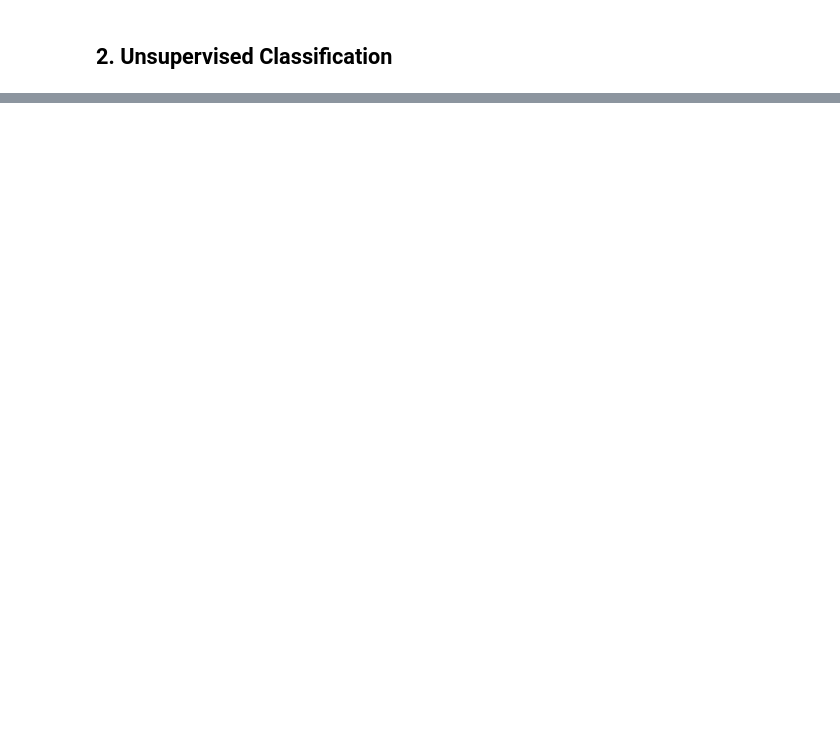
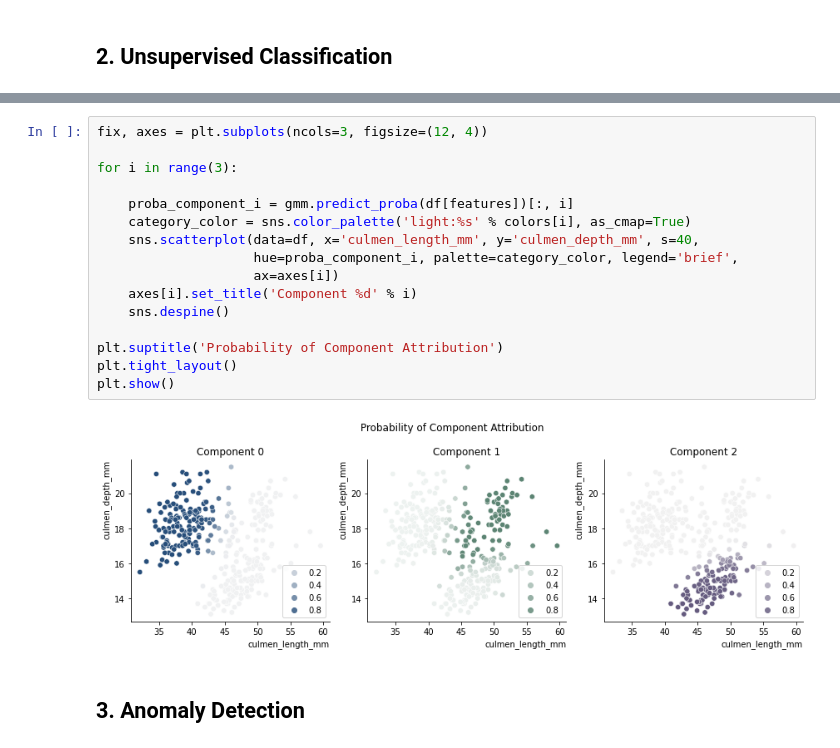
Before and after one commit to viyaleta/Medium-Code-Examples, a Jupyter notebook: GMM/3 Use-Cases for GMM.ipynb, the cells around one changed output, grey strips where cells are left out. Drawn from its saved outputs; the diff is of its cells as text; blank space fills up the shorter version.

```diff
--- a/GMM/3 Use-Cases for GMM.ipynb
+++ b/GMM/3 Use-Cases for GMM.ipynb
@@ -215,0 +101,20 @@ plt.show()
+# %%
+fix, axes = plt.subplots(ncols=3, figsize=(12, 4))
+
+for i in range(3):
+
+    proba_component_i = gmm.predict_proba(df[features])[:, i]
+    category_color = sns.color_palette('light:%s' % colors[i], as_cmap=True)
+    sns.scatterplot(data=df, x='culmen_length_mm', y='culmen_depth_mm', s=40,
+                    hue=proba_component_i, palette=category_color, legend='brief',
+                    ax=axes[i])
+    axes[i].set_title('Component %d' % i)
+    sns.despine()
+
+plt.suptitle('Probability of Component Attribution')
+plt.tight_layout()
+plt.show()
+# %% [output]
+[figure, added]
+# %% [markdown]
+## 3. Anomaly Detection
```
Also changed, not shown: parts of 40 cells of this notebook, 5 other files.
